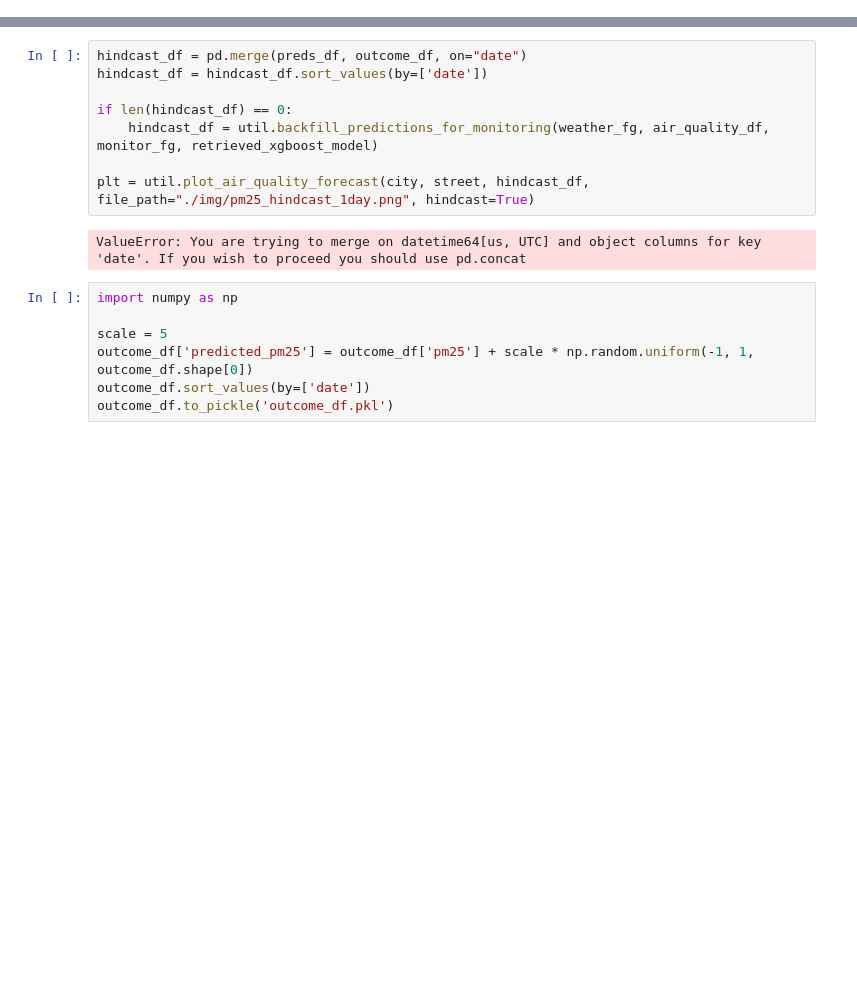
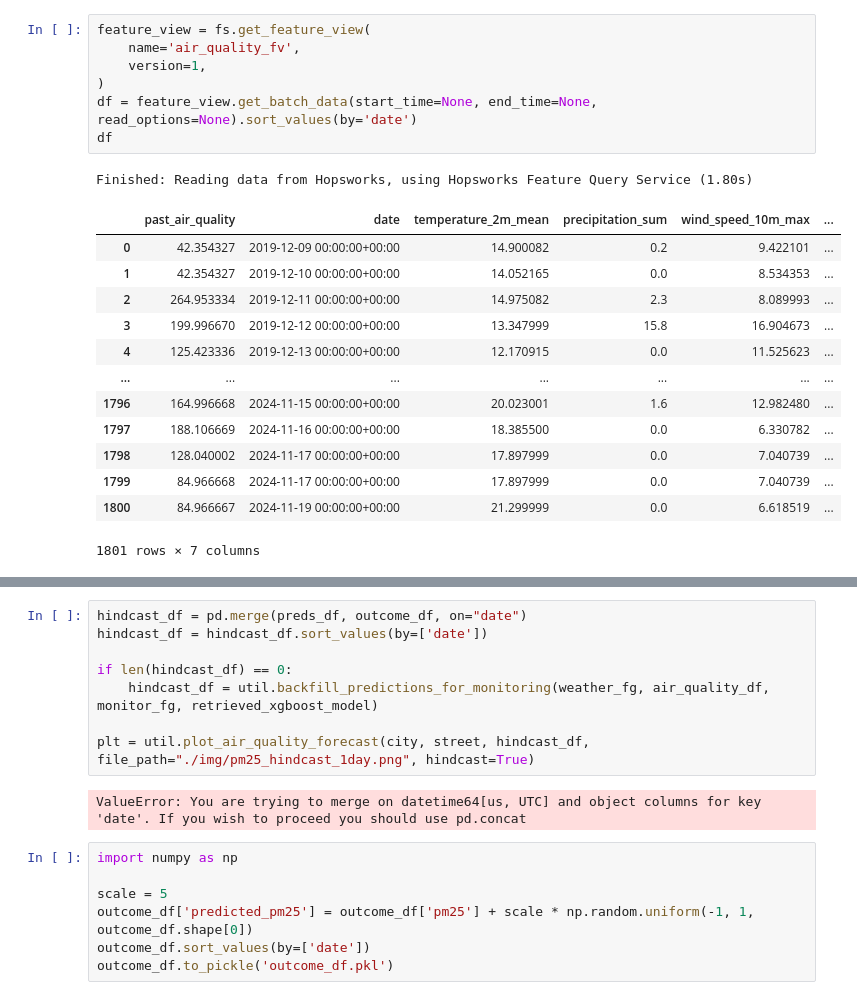
Before and after one commit to iamrobzy/hbg-weather, a Jupyter notebook: debug.ipynb, the cells around one changed output, grey strips where cells are left out. Drawn from its saved outputs; the diff is of its cells as text; blank space fills up the shorter version.

```diff
--- a/debug.ipynb
+++ b/debug.ipynb
@@ -35,5 +35,27 @@ Logged in to project, explore it here https://c.app.hopsworks.ai:443/p/1160340
 Connected. Call `.close()` to terminate connection gracefully.
 Connected. Call `.close()` to terminate connection gracefully.
+# %%
+feature_view = fs.get_feature_view(
+    name='air_quality_fv',
+    version=1,
+)
+df = feature_view.get_batch_data(start_time=None, end_time=None, read_options=None).sort_values(by='date')
+df
+# %% [output]
+Finished: Reading data from Hopsworks, using Hopsworks Feature Query Service (1.80s)
+|  | past_air_quality | date | temperature_2m_mean | precipitation_sum | wind_speed_10m_max | ... |
+| 0 | 42.354327 | 2019-12-09 00:00:00+00:00 | 14.900082 | 0.2 | 9.422101 | ... |
+| 1 | 42.354327 | 2019-12-10 00:00:00+00:00 | 14.052165 | 0.0 | 8.534353 | ... |
+| 2 | 264.953334 | 2019-12-11 00:00:00+00:00 | 14.975082 | 2.3 | 8.089993 | ... |
+| 3 | 199.996670 | 2019-12-12 00:00:00+00:00 | 13.347999 | 15.8 | 16.904673 | ... |
+| 4 | 125.423336 | 2019-12-13 00:00:00+00:00 | 12.170915 | 0.0 | 11.525623 | ... |
+| ... | ... | ... | ... | ... | ... | ... |
+| 1796 | 164.996668 | 2024-11-15 00:00:00+00:00 | 20.023001 | 1.6 | 12.982480 | ... |
+| 1797 | 188.106669 | 2024-11-16 00:00:00+00:00 | 18.385500 | 0.0 | 6.330782 | ... |
+| 1798 | 128.040002 | 2024-11-17 00:00:00+00:00 | 17.897999 | 0.0 | 7.040739 | ... |
+| 1799 | 84.966668 | 2024-11-17 00:00:00+00:00 | 17.897999 | 0.0 | 7.040739 | ... |
+| 1800 | 84.966667 | 2024-11-19 00:00:00+00:00 | 21.299999 | 0.0 | 6.618519 | ... |
+1801 rows × 7 columns
 # %%
 feature_view = fs.get_feature_view(
     name='air_quality_fv',
```
Also changed, not shown: parts of 4 cells of this notebook, 6 other files.
